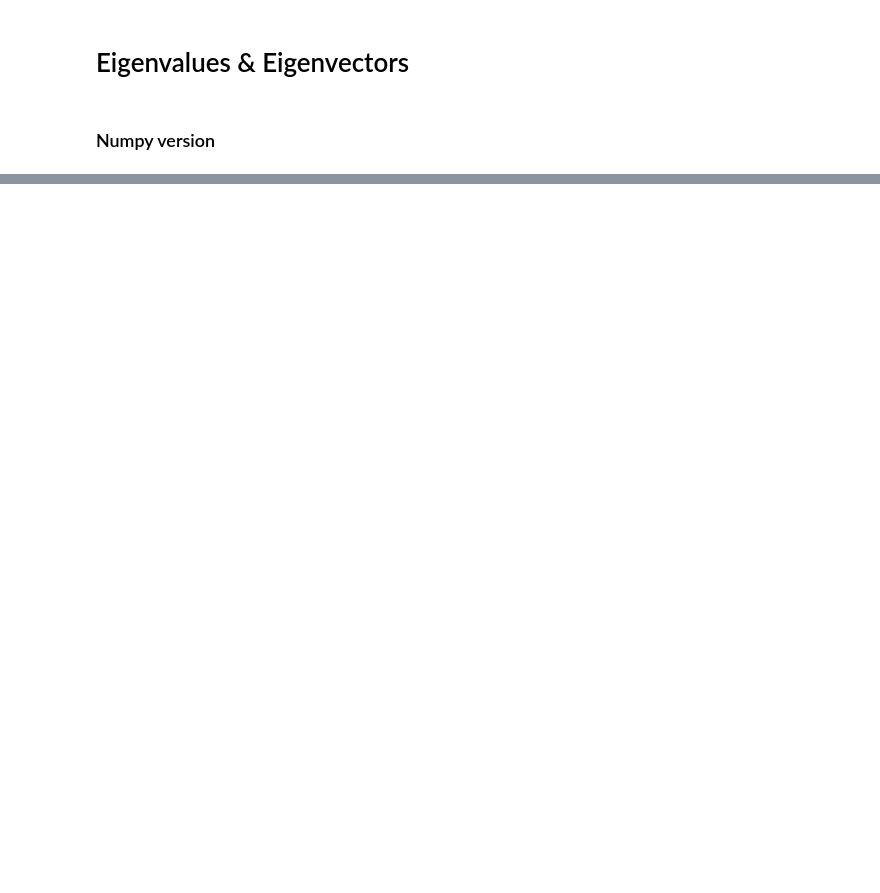
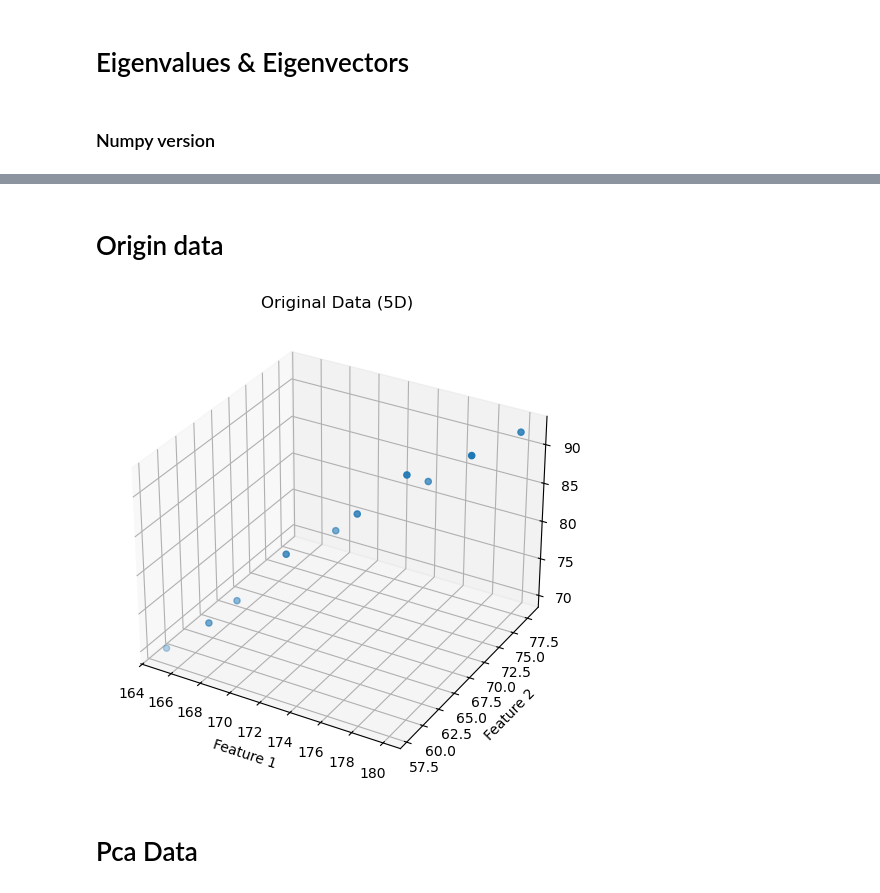
Before and after one commit to dhanasekarenb/AIML, a Jupyter notebook: Machine learning/Unsupervised Learning/Dimensionality Reduction/pca.ipynb, the cells around one changed output, grey strips where cells are left out. Cells and saved outputs as stored; diff of their text form; code cells hidden in the pictures; blank space fills up the shorter version.

```diff
--- a/Machine learning/Unsupervised Learning/Dimensionality Reduction/pca.ipynb
+++ b/Machine learning/Unsupervised Learning/Dimensionality Reduction/pca.ipynb
@@ -10,13 +10,27 @@ import numpy as np
 # Data
 # %%
 #   height weight
+# X = np.array([
+#     [150, 45],
+#     [160, 55],
+#     [170, 65],
+#     [180, 75],
+#     [190, 85]
+# ], dtype=float)
+
+
 X = np.array([
-    [150, 45],
-    [160, 55],
-    [170, 65],
-    [180, 75],
-    [190, 85]
-], dtype=float)
+    [170, 65,  80,  75,  85],
+    [172, 68,  82,  78,  88],
+    [168, 62,  75,  72,  80],
+    [175, 72,  88,  82,  90],
+    [180, 78,  92,  85,  95],
+    [178, 75,  90,  84,  93],
+    [165, 58,  70,  68,  76],
+    [167, 60,  73,  70,  78],
+    [173, 69,  84,  79,  87],
+    [176, 73,  87,  81,  91]
+])
 # %% [markdown]
 # Mean
 # %%
@@ -125,0 +256,24 @@ array([[-28.28427125],
+# %% [markdown]
+# Origin data
+# %%
+from mpl_toolkits.mplot3d import Axes3D
+
+fig = plt.figure(figsize=(8, 6))
+ax = fig.add_subplot(111, projection="3d")
+
+ax.scatter(
+    X[:, 0],
+    X[:, 1],
+    X[:, 2]
+)
+
+ax.set_xlabel("Feature 1")
+ax.set_ylabel("Feature 2")
+ax.set_zlabel("Feature 3")
+ax.set_title("Original Data (5D)")
+
+plt.show()
+# %% [output]
+[figure, added]
+# %% [markdown]
+# Pca Data
```
Also changed, not shown: parts of 27 cells of this notebook, 16 other files.
